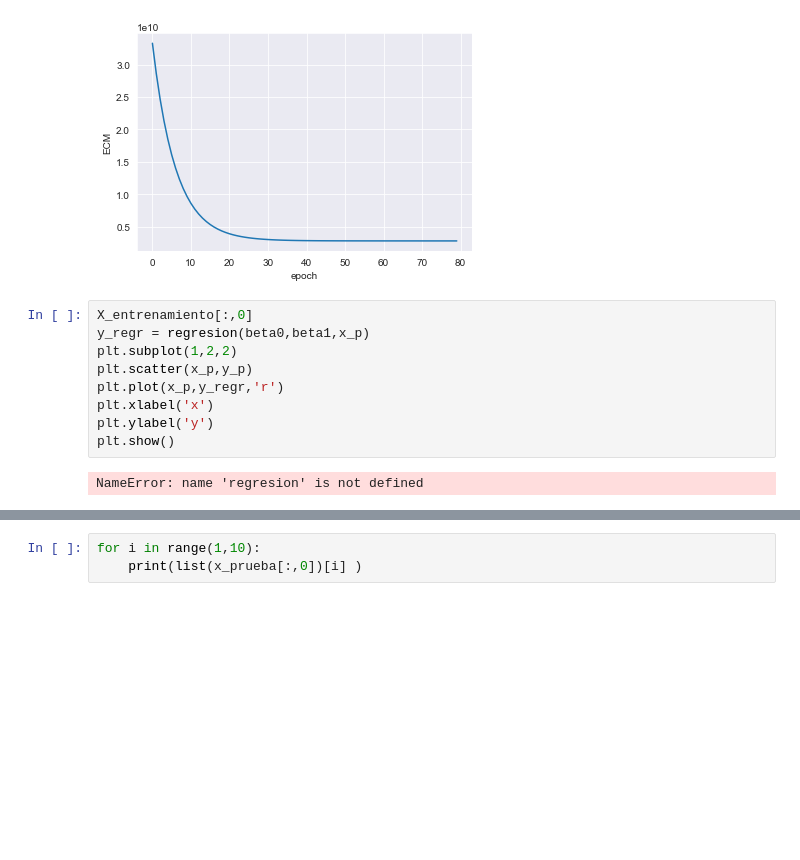
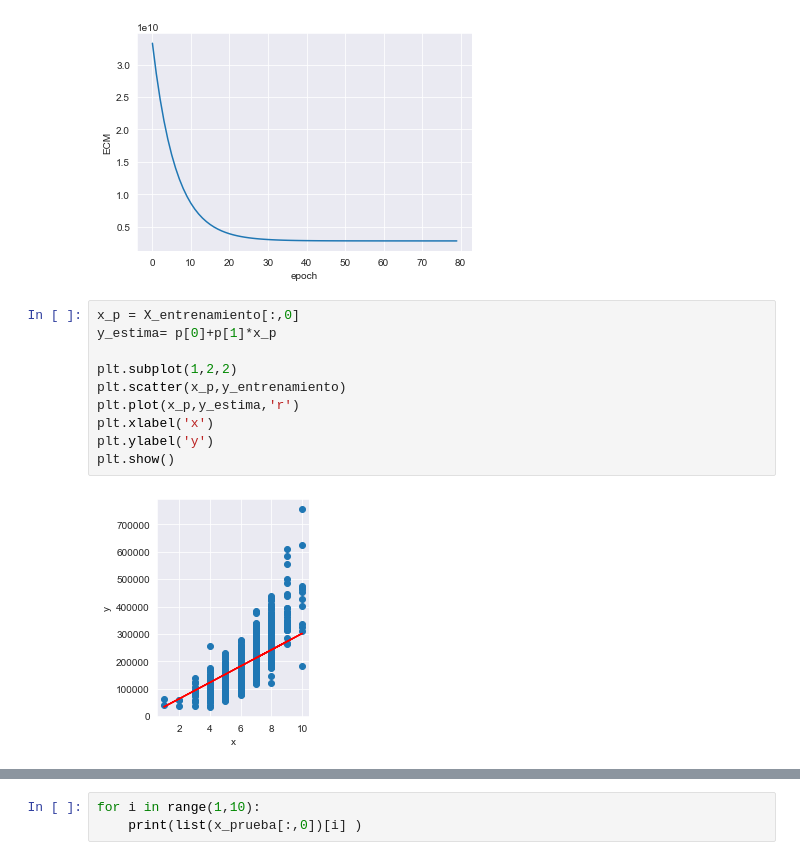
Before and after one commit to luispocon/proyecto1_regresion_lineal_programacion, a Jupyter notebook: Proyecto_1.ipynb, the cells around one changed output, grey strips where cells are left out. Drawn from its saved outputs; the diff is of its cells as text; blank space fills up the shorter version.

```diff
--- a/Proyecto_1.ipynb
+++ b/Proyecto_1.ipynb
@@ -318,13 +318,14 @@ plt.show()
 # %% [output]
 [figure]
 # %%
-X_entrenamiento[:,0]
-y_regr = regresion(beta0,beta1,x_p)
+x_p = X_entrenamiento[:,0]
+y_estima= p[0]+p[1]*x_p
+
 plt.subplot(1,2,2)
-plt.scatter(x_p,y_p)
-plt.plot(x_p,y_regr,'r')
+plt.scatter(x_p,y_entrenamiento)
+plt.plot(x_p,y_estima,'r')
 plt.xlabel('x')
 plt.ylabel('y')
 plt.show()
 # %% [output]
-NameError: name 'regresion' is not defined
+[figure, added]
```
Also changed, not shown: parts of 2 cells of this notebook.
